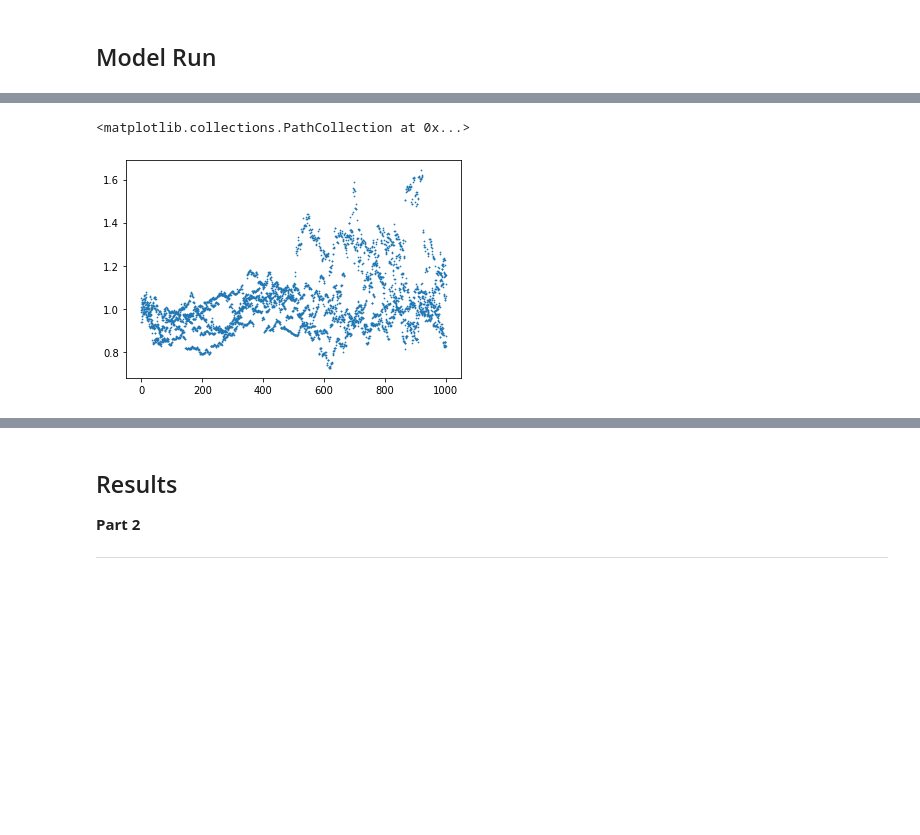
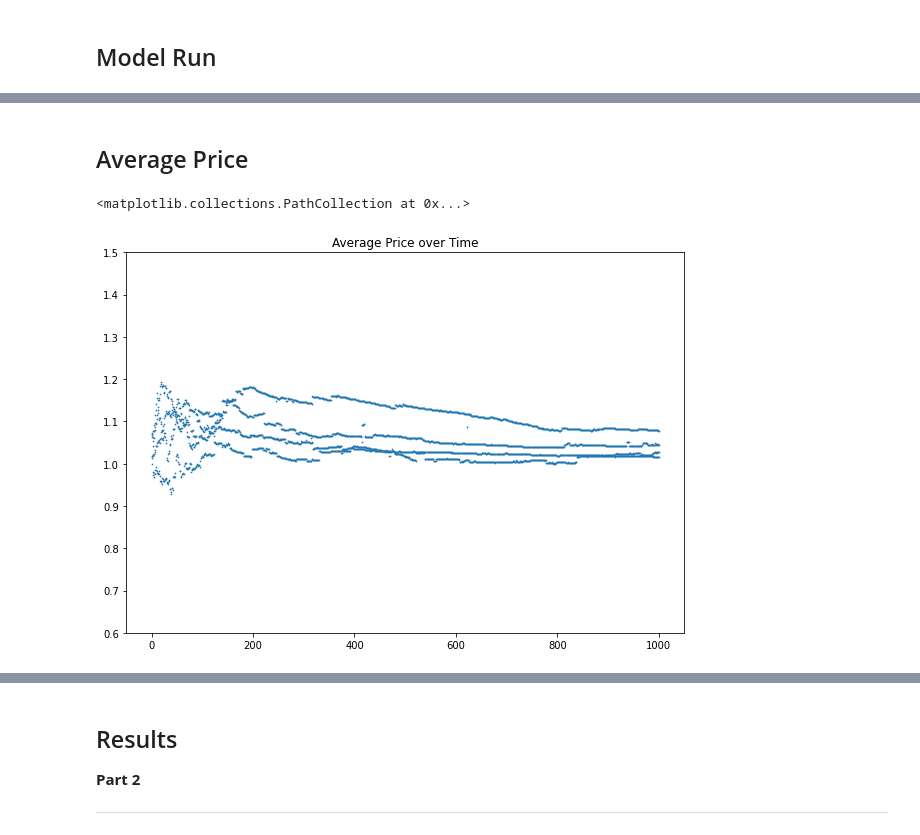
Before and after one commit to edgeofchaos42/ComplexityExplorer, a Jupyter notebook: Session_19_Batch_Runner.ipynb, the cells around one changed output, grey strips where cells are left out. Cells and saved outputs as stored; diff of their text form; code cells hidden in the pictures; blank space fills up the shorter version.

```diff
--- a/Session_19_Batch_Runner.ipynb
+++ b/Session_19_Batch_Runner.ipynb
@@ -289,7 +289,7 @@ class Trader(mesa.Agent):
       welfare_self = self.calculate_welfare(self.sugar, self.spice)
       welfare_other = other.calculate_welfare(other.sugar, other.spice)
 
-      if math.isclose(mrs_self, mrs_other, rel_tol=1e-2):
+      if math.isclose(mrs_self, mrs_other, rel_tol=1e-09):
         return
 
       price = math.sqrt(mrs_self*mrs_other)
@@ -348,7 +348,7 @@ class Trader(mesa.Agent):
       #get the index of maximal welfare cells
       candidate_indices = [i for i in range(len(welfares))
                              if math.isclose(welfares[i], max_welfare,
-                                             rel_tol=1e-02)]
+                                             rel_tol=1e-09)]
       #convert index to positions of those cells
       candidates = [neighbors[i] for i in candidate_indices]
 
@@ -356,7 +356,7 @@ class Trader(mesa.Agent):
       # 3. Find the nearest patch among the candidate.
       min_dist = min([get_distance(self.pos, pos) for pos in candidates])
       final_candidates = [pos for pos in candidates if math.isclose(get_distance(self.pos, pos),
-                                                                   min_dist, rel_tol=1e-02)]
+                                                                   min_dist, rel_tol=1e-09)]
       self.random.shuffle(final_candidates)
 
       # 4. Move agent.
@@ -369,7 +369,7 @@ class Trader(mesa.Agent):
       sugar_patch = self.get_sugar(self.pos)
 
       if sugar_patch:
-        self.sugar = self.sugar - self.metabolism_sugar + sugar_patch.amount
+        self.sugar = (self.sugar + sugar_patch.amount) - self.metabolism_sugar
         sugar_patch.amount = 0
         #print(self.sugar, sugar_patch.amount)
 
@@ -377,7 +377,7 @@ class Trader(mesa.Agent):
       spice_patch = self.get_spice(self.pos)
       #print(spice_patch)
       if spice_patch:
-        self.spice = self.spice - self.metabolism_spice + spice_patch.amount
+        self.spice = (self.spice + spice_patch.amount) - self.metabolism_spice
         spice_patch.amount = 0
         #print(self.spice, spice_patch.amount)
 
@@ -413,7 +413,7 @@ class SugarscapeG1mt(mesa.Model):
 
   def __init__(self, width=50, height=50, initial_population=200,
                endowment_min =25, endowment_max =50, metabolism_min = 1,
-                 metabolism_max = 5, vision_min = 1, vision_max =5):
+                 metabolism_max = 5, vision_min = 1, vision_max =5, seed=96):
 
     self.width = width
     self.height = height
@@ -441,7 +441,7 @@ class SugarscapeG1mt(mesa.Model):
         model_reporters= {"Trader": lambda m: m.schedule.get_type_count(Trader),
          "Trade volume": lambda m: sum(len(a.trade_partners)
          for a in m.schedule.agents_by_type[Trader].values()),
-         "Price": lambda m: gmean(list(itertools.chain.from_iterable([a.prices for a in m.schedule.agents_by_type[Trader].values()])))},
+         "Price": lambda m: list(itertools.chain.from_iterable([a.prices for a in m.schedule.agents_by_type[Trader].values()]))},
          )
 
     sugar_distribution = np.genfromtxt("/content/drive/MyDrive/sugar-map.txt")
@@ -472,13 +472,13 @@ class SugarscapeG1mt(mesa.Model):
       y = self.random.randrange(self.height)
       # See GAS page 108 for parameters initialization.
       # Each agent is endowed by a random amount of sugar and spice
-      sugar = self.random.uniform(self.endowment_min, self.endowment_max+1)
-      spice = self.random.uniform(self.endowment_min, self.endowment_max+1)
+      sugar = self.random.randint(self.endowment_min, self.endowment_max)
+      spice = self.random.randint(self.endowment_min, self.endowment_max)
       #add metabolism also on page #108
-      metabolism_sugar = self.random.uniform(self.metabolism_min, self.metabolism_max)
-      metabolism_spice = self.random.uniform(self.metabolism_min, self.metabolism_max)
+      metabolism_sugar = self.random.uniform(self.metabolism_min, self.metabolism_max+1)
+      metabolism_spice = self.random.uniform(self.metabolism_min, self.metabolism_max+1)
       #add vision
-      vision =int(self.random.uniform(self.vision_min, self.vision_max))
+      vision =int(self.random.uniform(self.vision_min, self.vision_max+1))
       trader = Trader(
                 agent_id,
                 self,
@@ -551,14 +553,15 @@ Batch runner does X, but we can't go too crazy as we have limited RAM available
 # %%
 params = {"width": 50, "height": 50,
-          "vision_min": range(1,2),
-          "vision_max":[5],
+          "vision_min": range(1,3),
+          "vision_max":[5,8]
           }
+
 
 results = mesa.batch_run(
     SugarscapeG1mt,
     parameters=params,
-    iterations=5,
-    number_processes=6,
+    iterations=1,
+    number_processes=1,
     data_collection_period=1,
     display_progress=True,
 )
@@ -584,0 +592,3 @@ results_df
+# %%
+results_df["Average Price"] = results_df["Price"].apply(gmean)
+results_df
@@ -585,5 +609,10 @@ results_df
+# %% [markdown]
+## Average Price
 # %%
-plt.scatter(results_df["Step"], results_df["Price"], s=0.5)
+plt.figure(figsize=(10,7))
+plt.ylim(top=1.5, bottom=0.6)
+plt.title("Average Price over Time")
+plt.scatter(results_df["Step"], results_df["Average Price"], s=0.5)
 # %% [output]
 <matplotlib.collections.PathCollection at 0x...>
-[figure, old version]
+[figure, new version]
```
Also changed, not shown: parts of 15 cells of this notebook.
